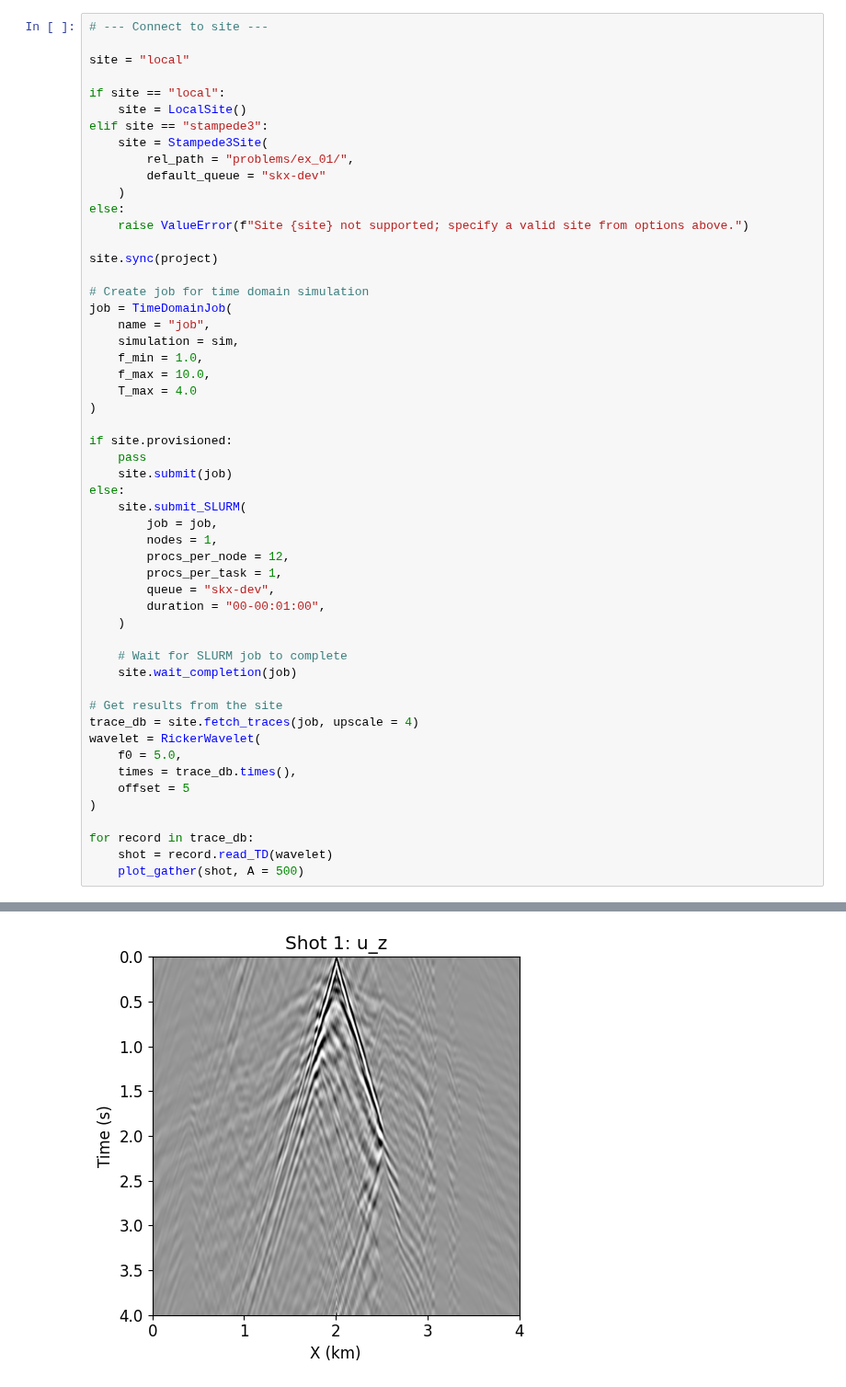
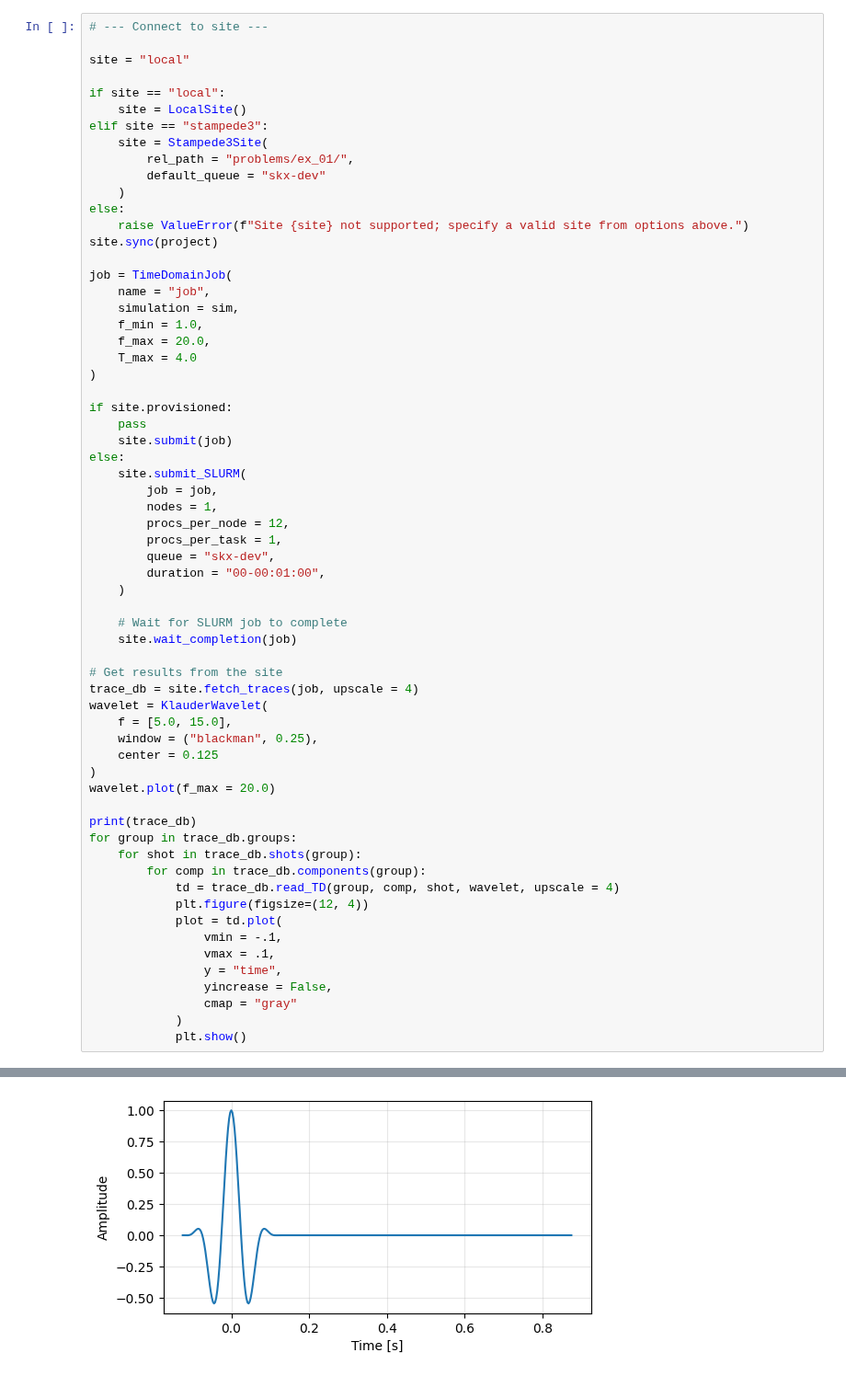
Before and after one commit to FrequenSol/FrequenSolve, a Jupyter notebook: examples/ex03_layered.ipynb, the cells around one changed output, grey strips where cells are left out. Shown at 92% size. Drawn from its saved outputs; the diff is of its cells as text.

```diff
--- a/examples/ex03_layered.ipynb
+++ b/examples/ex03_layered.ipynb
@@ -194,15 +226,13 @@ elif site == "stampede3":
     )
 else:
     raise ValueError(f"Site {site} not supported; specify a valid site from options above.")
-
 site.sync(project)
 
-# Create job for time domain simulation
 job = TimeDomainJob(
     name = "job",
     simulation = sim,
     f_min = 1.0,
-    f_max = 10.0,
+    f_max = 20.0,
     T_max = 4.0
 )
 
@@ -224,13 +254,25 @@ else:
 
 # Get results from the site
 trace_db = site.fetch_traces(job, upscale = 4)
-wavelet = RickerWavelet(
-    f0 = 5.0,
-    times = trace_db.times(),
-    offset = 5
+wavelet = KlauderWavelet(
+    f = [5.0, 15.0],
+    window = ("blackman", 0.25),
+    center = 0.125
 )
+wavelet.plot(f_max = 20.0)
 
-for record in trace_db:
-    shot = record.read_TD(wavelet)
-    plot_gather(shot, A = 500)
+print(trace_db)
+for group in trace_db.groups:
+    for shot in trace_db.shots(group):
+        for comp in trace_db.components(group):
+            td = trace_db.read_TD(group, comp, shot, wavelet, upscale = 4)
+            plt.figure(figsize=(12, 4))
+            plot = td.plot(
+                vmin = -.1,
+                vmax = .1,
+                y = "time",
+                yincrease = False,
+                cmap = "gray"
+            )
+            plt.show()
 # %% [output]
@@ -254 +280 @@ Consolidating /Users/jacobbadger/omnirepo/FrequenSolve/examples/scratch/ex_03/ou
-[figure, old version]
+[figure, new version]
```
Also changed, not shown: parts of 3 cells of this notebook, 22 other files.
